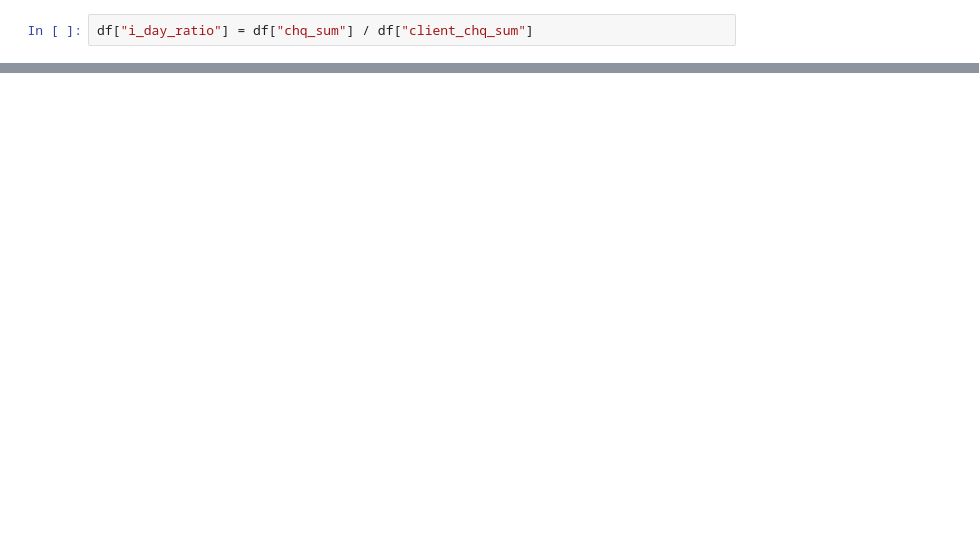
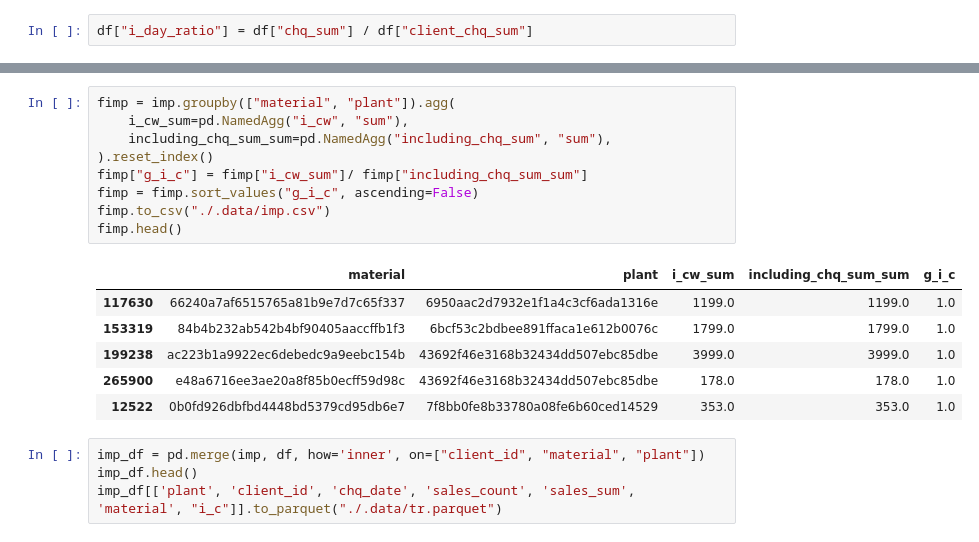
Before and after one commit to maksutovaynur/lenta_hack, a Jupyter notebook: AynurStats.ipynb, the cells around one changed output, grey strips where cells are left out. Cells and saved outputs as stored; diff of their text form; blank space fills up the shorter version.

```diff
--- a/AynurStats.ipynb
+++ b/AynurStats.ipynb
@@ -114,0 +116,20 @@ imp.head()
+# %%
+fimp = imp.groupby(["material", "plant"]).agg(
+    i_cw_sum=pd.NamedAgg("i_cw", "sum"),
+    including_chq_sum_sum=pd.NamedAgg("including_chq_sum", "sum"),
+).reset_index()
+fimp["g_i_c"] = fimp["i_cw_sum"]/ fimp["including_chq_sum_sum"]
+fimp = fimp.sort_values("g_i_c", ascending=False)
+fimp.to_csv("./.data/imp.csv")
+fimp.head()
+# %% [output]
+|  | material | plant | i_cw_sum | including_chq_sum_sum | g_i_c |
+| 117630 | 66240a7af6515765a81b9e7d7c65f337 | 6950aac2d7932e1f1a4c3cf6ada1316e | 1199.0 | 1199.0 | 1.0 |
+| 153319 | 84b4b232ab542b4bf90405aaccffb1f3 | 6bcf53c2bdbee891ffaca1e612b0076c | 1799.0 | 1799.0 | 1.0 |
+| 199238 | ac223b1a9922ec6debedc9a9eebc154b | 43692f46e3168b32434dd507ebc85dbe | 3999.0 | 3999.0 | 1.0 |
+| 265900 | e48a6716ee3ae20a8f85b0ecff59d98c | 43692f46e3168b32434dd507ebc85dbe | 178.0 | 178.0 | 1.0 |
+| 12522 | 0b0fd926dbfbd4448bd5379cd95db6e7 | 7f8bb0fe8b33780a08fe6b60ced14529 | 353.0 | 353.0 | 1.0 |
+# %%
+imp_df = pd.merge(imp, df, how='inner', on=["client_id", "material", "plant"])
+imp_df.head()
+imp_df[['plant', 'client_id', 'chq_date', 'sales_count', 'sales_sum', 'material', "i_c"]].to_parquet("./.data/tr.parquet")
```
Also changed, not shown: parts of 4 cells of this notebook, 6 other files.
